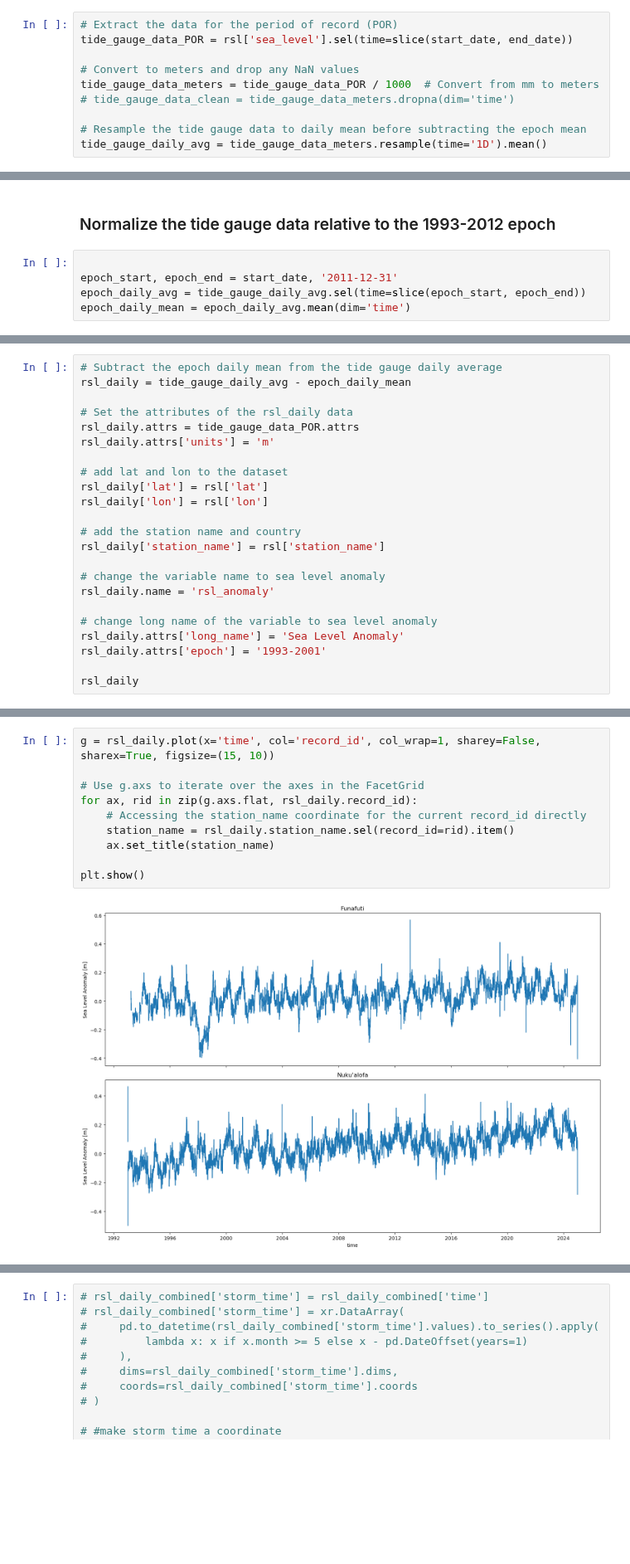
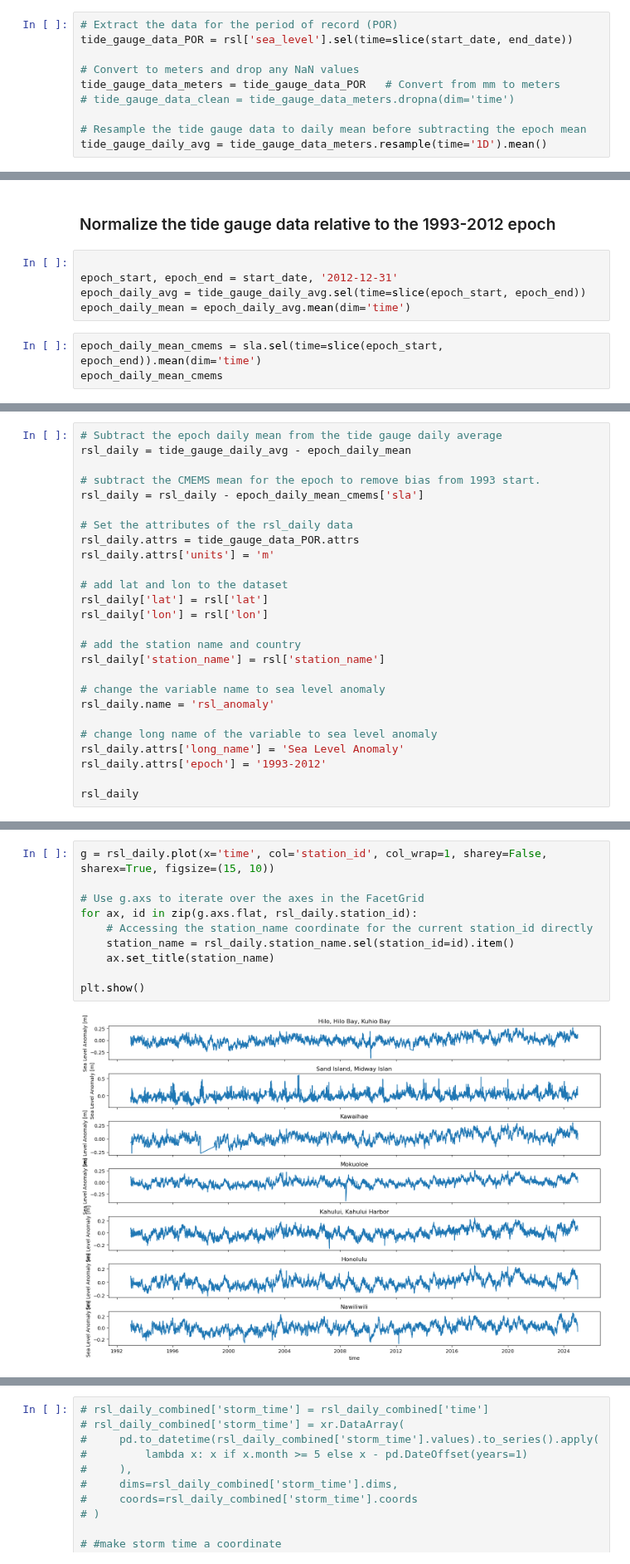
Before and after one commit to uhsealevelcenter/SL_Indicators, a Jupyter notebook: notebooks/SL_Data_Wrangling.ipynb, the cells around one changed output, grey strips where cells are left out. Shown at 83% size. Saved outputs shown, nothing was run; the diff lists cells and outputs as text; blank space fills up the shorter version.

Commit message:
Updates to SL_trend with new data

```diff
--- a/notebooks/SL_Data_Wrangling.ipynb
+++ b/notebooks/SL_Data_Wrangling.ipynb
@@ -702,7 +688,7 @@ end_date_str = end_date.strftime('%Y-%m-%d')
 tide_gauge_data_POR = rsl['sea_level'].sel(time=slice(start_date, end_date))
 
 # Convert to meters and drop any NaN values
-tide_gauge_data_meters = tide_gauge_data_POR / 1000  # Convert from mm to meters
+tide_gauge_data_meters = tide_gauge_data_POR   # Convert from mm to meters
 # tide_gauge_data_clean = tide_gauge_data_meters.dropna(dim='time')
 
 # Resample the tide gauge data to daily mean before subtracting the epoch mean
@@ -722,6 +720,9 @@ Coordinates:
 ### Normalize the tide gauge data relative to the 1993-2012 epoch
 # %%
 
-epoch_start, epoch_end = start_date, '2011-12-31'
+epoch_start, epoch_end = start_date, '2012-12-31'
 epoch_daily_avg = tide_gauge_daily_avg.sel(time=slice(epoch_start, epoch_end))
 epoch_daily_mean = epoch_daily_avg.mean(dim='time')
+# %%
+epoch_daily_mean_cmems = sla.sel(time=slice(epoch_start, epoch_end)).mean(dim='time')
+epoch_daily_mean_cmems
@@ -742,6 +779,9 @@ Attributes:
 # %%
 # Subtract the epoch daily mean from the tide gauge daily average
 rsl_daily = tide_gauge_daily_avg - epoch_daily_mean
+
+# subtract the CMEMS mean for the epoch to remove bias from 1993 start.
+rsl_daily = rsl_daily - epoch_daily_mean_cmems['sla']
 
 # Set the attributes of the rsl_daily data
 rsl_daily.attrs = tide_gauge_data_POR.attrs
@@ -759,7 +799,7 @@ rsl_daily.name = 'rsl_anomaly'
 
 # change long name of the variable to sea level anomaly
 rsl_daily.attrs['long_name'] = 'Sea Level Anomaly'
-rsl_daily.attrs['epoch'] = '1993-2001'
+rsl_daily.attrs['epoch'] = '1993-2012'
 
 rsl_daily
 # %% [output]
@@ -783,14 +823,14 @@ Attributes:
 # %%
-g = rsl_daily.plot(x='time', col='record_id', col_wrap=1, sharey=False, sharex=True, figsize=(15, 10))
+g = rsl_daily.plot(x='time', col='station_id', col_wrap=1, sharey=False, sharex=True, figsize=(15, 10))
 
 # Use g.axs to iterate over the axes in the FacetGrid
-for ax, rid in zip(g.axs.flat, rsl_daily.record_id):
-    # Accessing the station_name coordinate for the current record_id directly
-    station_name = rsl_daily.station_name.sel(record_id=rid).item()
+for ax, id in zip(g.axs.flat, rsl_daily.station_id):
+    # Accessing the station_name coordinate for the current station_id directly
+    station_name = rsl_daily.station_name.sel(station_id=id).item()
     ax.set_title(station_name)
 
 plt.show()
 # %% [output]
-[figure, old version]
+[figure, new version]
 # %%
 # Set tide gauge daily average relative to MHHW
```
Also changed, not shown: parts of 33 cells of this notebook, 1 other file.
